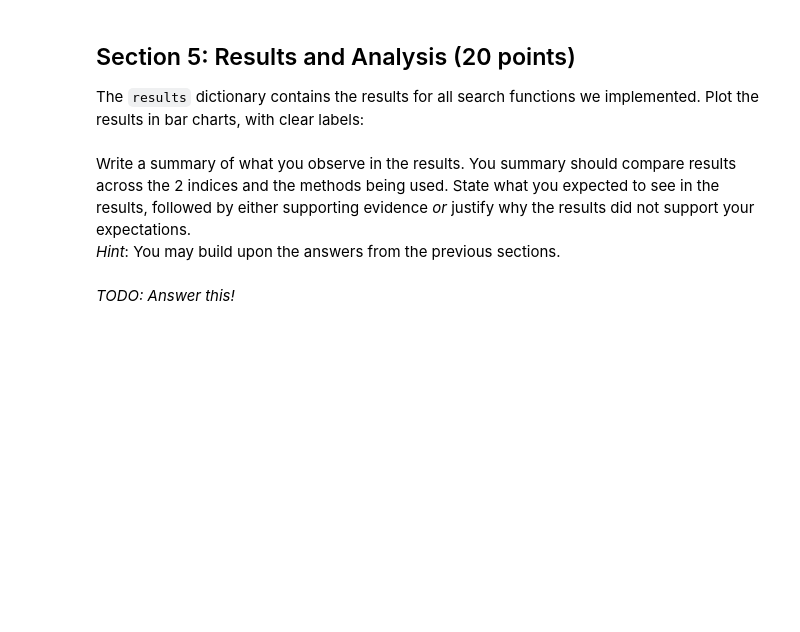
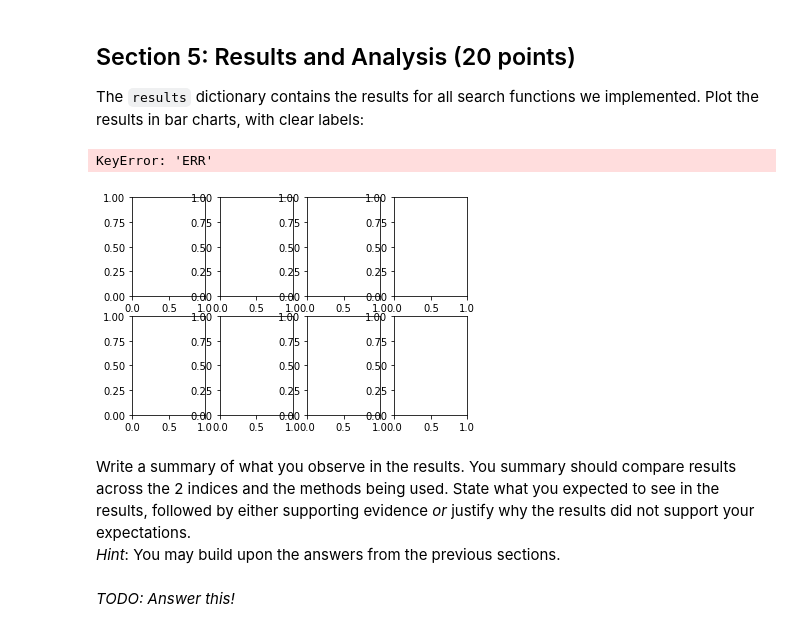
Before and after one commit to ChristophHoenes/information-retrieval-1, a Jupyter notebook: assignment1/chrisBook_12861944.ipynb, the cells around one changed output. Drawn from its saved outputs; the diff is of its cells as text; code cells hidden in the pictures; blank space fills up the shorter version.

Commit message:
started with plotting

```diff
--- a/assignment1/chrisBook_12861944.ipynb
+++ b/assignment1/chrisBook_12861944.ipynb
@@ -554,7 +554,7 @@ def compute_df(documents):
         Input: A list of documents
         Output: A dictionary with {token: document frequency)
     """
-    doc_freqs = defaultdict(lambda:0)
+    doc_freqs = defaultdict(lambda:1e-8)
     for doc in documents:
         unique_tokens = set(doc)
         for token in unique_tokens:
@@ -962,7 +948,7 @@ def read_qrels(root_folder = "./datasets/"):
     with open(file_path, 'r') as f:
         for line in f:
             row = line.split()
-            qrels[row[0]].append(row[1])
+            qrels[int(row[0].lstrip("0"))].append(int(row[1]))
     return qrels
 
 qrels = read_qrels()
@@ -1071,3 +1070,6 @@ NameError: name 'recall_k' is not defined
+# %%
+err = partial(err)
+average_precision = partial(average_precision)
 # %% [markdown]
 ---
 
@@ -1111,12 +1113,13 @@ list_of_search_fns = [
 results = {}
 for index_set in index_sets:
     print(f"Index: {index_set}")
+    results[index_set] = {}
     for search_fn_name, search_fn in list_of_search_fns:
         print(f"\tEvaluating Search Function: {search_fn_name}")
-        results[search_fn_name] = {}
+        results[index_set][search_fn_name] = {}
         for metric_name, metric_fn in list_of_metrics:
             r = evaluate_search_fn(search_fn, metric_fn, index_set).mean()
             print(f"\t\tMetric: {metric_name}: {r}")
-            results[search_fn_name][metric_name] = r
+            results[index_set][search_fn_name][metric_name] = r
         print()
 # %% [output]
@@ -1130,3 +1147,50 @@ The `results` dictionary contains the results for all search functions we implem
+# %%
+# TODO: Implement this! (20 points)
+labels = [name for name, _ in list_of_metrics]
+x = np.arange(len(labels))  # the label locations
+width = 0.35  # the width of the bars
+one_bar_plots = ['ERR', 'MAP']
+three_bar_plots =  ['Recall at k', 'Precision at k']
+three_bar_metrics = [['Recall@1', 'Recall@5', 'Recall@10'],
+                     ['Precision@1', 'Precision@5', 'Precision@10']]
+shift_bar = [-width, 0, width]
+
+fig, ax = plt.subplots(len(index_sets), len(one_bar_plots)+len(three_bar_plots))
+
+for row, index_set in enumerate(index_sets):
+    row_results = results[index_set]
+    for col, metric in enumerate(one_bar_plots):
+        values = [row_results[l][metric] for l in labels]
+        ax[row, col].bar(x, values, width)
+        ax[row, col].set_ylabel(metric)
+        ax[row, col].set_xticks(x)
+        ax[row, col].set_xticklabels(labels)
+    offset = len(one_bar_plots)
+    for col, metric in enumerate(three_bar_plots):
+        for bar_num, bar_metric in enumerate(three_bar_metrics[col]):
+            values = [row_results[l][bar_metric] for l in labels]
+            ax[row, offset+col].bar(x + shift_bar[bar_num], values, width)
+        ax[row, offset+col].set_ylabel(metric)
+        ax[row, offset+col].set_xticks(x)
+        ax[row, offset+col].set_xticklabels(labels)
+    #for col, plot in enumerate(metric_plots):
+    #    for bar in range(num_bars[col]):
+    #        values = [v in row_results]
+    #        ax[row, col].bar(x - width/num_bars[col], row_results[], width, label='Men')
+
+# Add some text for labels, title and custom x-axis tick labels, etc.
+ax[0,1].set_ylabel('Scores')
+ax[0,1].set_title('Scores by group and gender')
+ax[0,1].set_xticks(x)
+ax[0,1].set_xticklabels(labels)
+ax[0,1].legend()
+
+fig.tight_layout()
+
+plt.show()
+# %% [output]
+KeyError: 'ERR'
+[figure, added]
 # %% [markdown]
 Write a summary of what you observe in the results.
 You summary should compare results across the 2 indices and the methods being used. State what you expected to see in the results, followed by either supporting evidence *or* justify why the results did not support your expectations.
```
Also changed, not shown: parts of 5 cells of this notebook.
